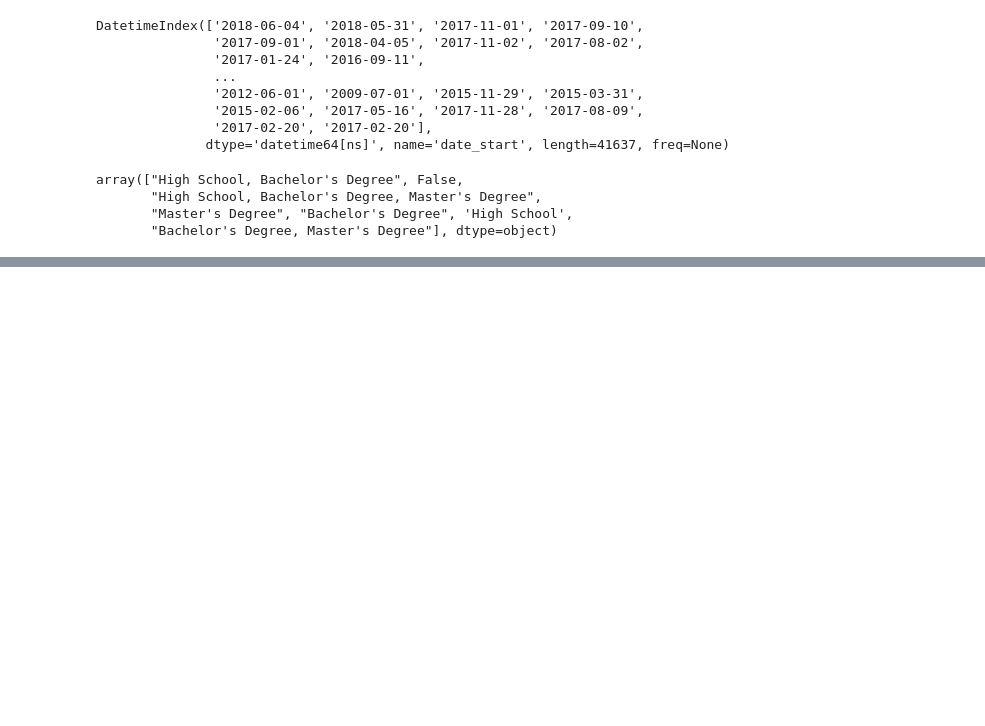
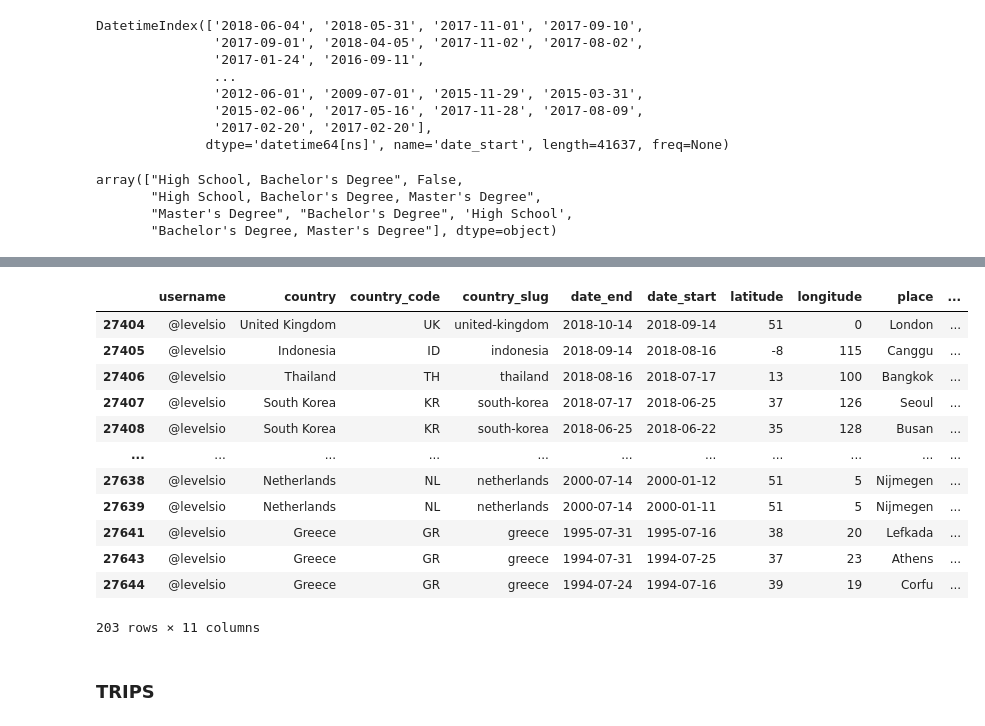
Before and after one commit to oanaale95/DSforBuss, a Jupyter notebook: exercise1.ipynb, the cells around one changed output, grey strips where cells are left out. Saved outputs shown, nothing was run; the diff lists cells and outputs as text; code cells hidden in the pictures; blank space fills up the shorter version.

```diff
--- a/exercise1.ipynb
+++ b/exercise1.ipynb
@@ -207,0 +263,21 @@ people_df[0:1]
+# %%
+#POTENTIAL FOR MORE
+
+msc_max_followers_trips = trips_df[trips_df['username'] == '@levelsio']
+msc_max_followers_trips
+# %% [output]
+|  | username | country | country_code | country_slug | date_end | date_start | latitude | longitude | place | ... |
+| 27404 | @levelsio | United Kingdom | UK | united-kingdom | 2018-10-14 | 2018-09-14 | 51 | 0 | London | ... |
+| 27405 | @levelsio | Indonesia | ID | indonesia | 2018-09-14 | 2018-08-16 | -8 | 115 | Canggu | ... |
+| 27406 | @levelsio | Thailand | TH | thailand | 2018-08-16 | 2018-07-17 | 13 | 100 | Bangkok | ... |
+| 27407 | @levelsio | South Korea | KR | south-korea | 2018-07-17 | 2018-06-25 | 37 | 126 | Seoul | ... |
+| 27408 | @levelsio | South Korea | KR | south-korea | 2018-06-25 | 2018-06-22 | 35 | 128 | Busan | ... |
+| ... | ... | ... | ... | ... | ... | ... | ... | ... | ... | ... |
+| 27638 | @levelsio | Netherlands | NL | netherlands | 2000-07-14 | 2000-01-12 | 51 | 5 | Nijmegen | ... |
+| 27639 | @levelsio | Netherlands | NL | netherlands | 2000-07-14 | 2000-01-11 | 51 | 5 | Nijmegen | ... |
+| 27641 | @levelsio | Greece | GR | greece | 1995-07-31 | 1995-07-16 | 38 | 20 | Lefkada | ... |
+| 27643 | @levelsio | Greece | GR | greece | 1994-07-31 | 1994-07-25 | 37 | 23 | Athens | ... |
+| 27644 | @levelsio | Greece | GR | greece | 1994-07-24 | 1994-07-16 | 39 | 19 | Corfu | ... |
+203 rows × 11 columns
+# %% [markdown]
+### TRIPS
```
Also changed, not shown: parts of 18 cells of this notebook, 13 other files.
